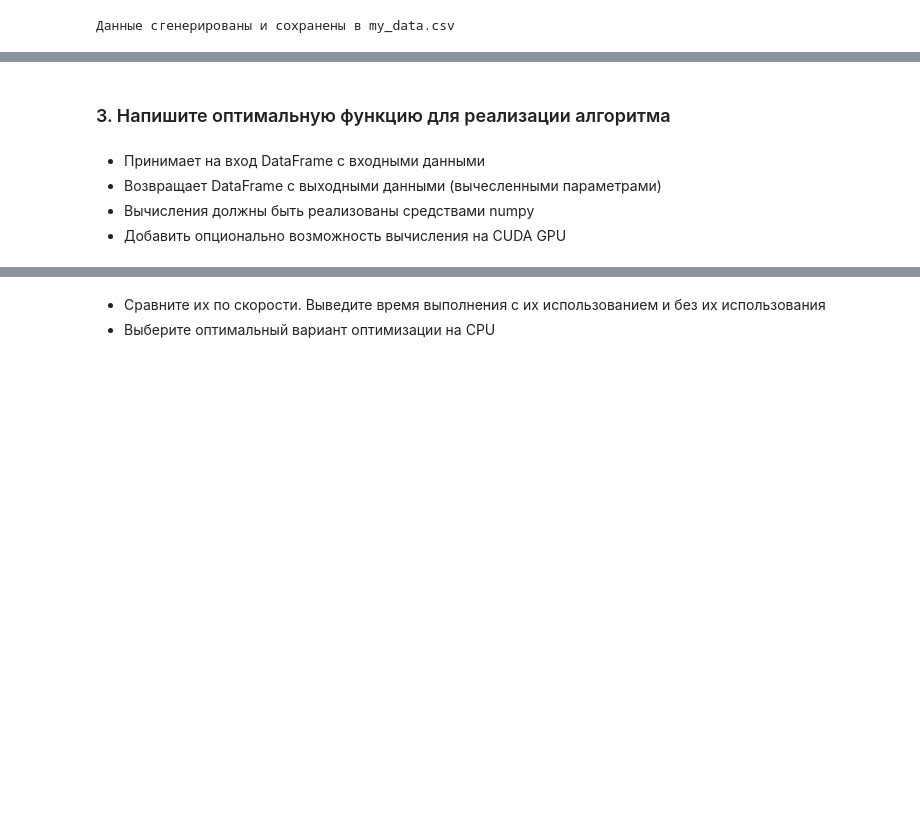
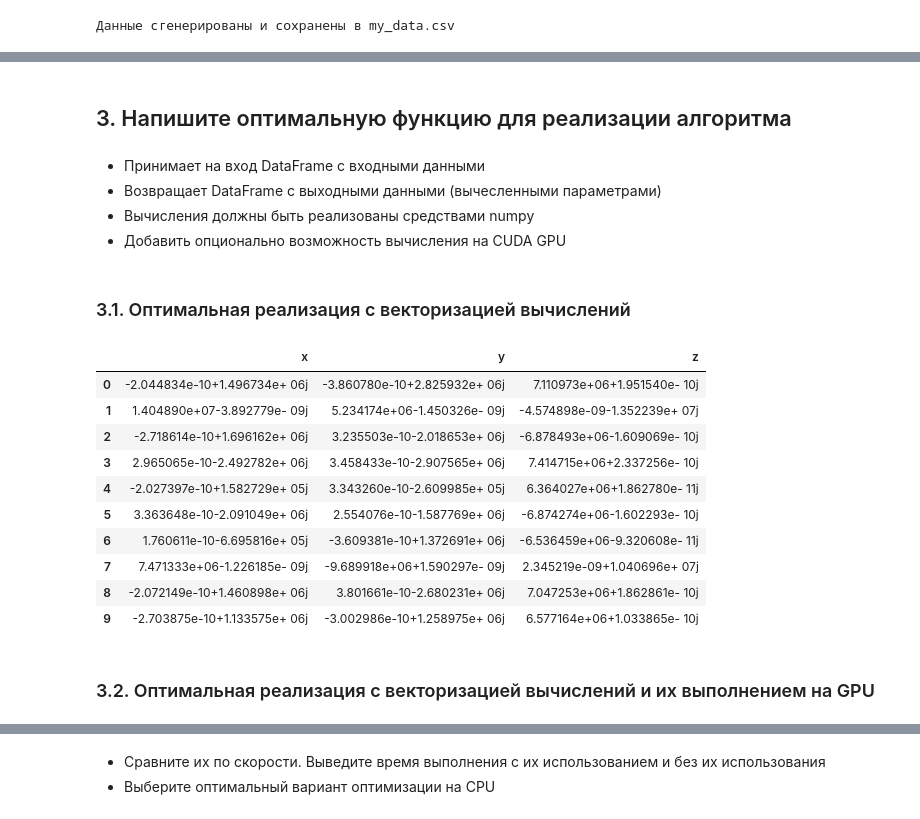
Before and after one commit to alexmordashov/computer_math, a Jupyter notebook: 6. Работа с электронными таблицами. Многопоточная и многопроцессорная оптимизация. Генераторы/Практическая_работа_№6_Формирование_электронных_таблиц.ipynb, the cells around one changed output, grey strips where cells are left out. Saved outputs shown, nothing was run; the diff lists cells and outputs as text; code cells hidden in the pictures; blank space fills up the shorter version.

```diff
--- a/6. Работа с электронными таблицами. Многопоточная и многопроцессорная оптимизация. Генераторы/Практическая_работа_№6_Формирование_электронных_таблиц.ipynb
+++ b/6. Работа с электронными таблицами. Многопоточная и многопроцессорная оптимизация. Генераторы/Практическая_работа_№6_Формирование_электронных_таблиц.ipynb
@@ -1064,5 +1064,5 @@ next(csv_gen)
 # %% [markdown]
-### 3. Напишите оптимальную функцию для реализации алгоритма
+## 3. Напишите оптимальную функцию для реализации алгоритма
 # %% [markdown]
 - Принимает на вход DataFrame с входными данными
 - Возвращает DataFrame с выходными данными (вычесленными параметрами)
@@ -1112,0 +1071,46 @@ print(result)
+# %% [markdown]
+### 3.1. Оптимальная реализация с векторизацией вычислений
+# %%
+import numpy as np
+import pandas as pd
+
+def direct_task(df, a=6378136, alpha=0.003352804):
+    try:
+        B = df['B'].astype(float)
+        L = df['L'].astype(float)
+
+        b = a * (1 - alpha)
+        U = np.arctan((1 - np.e**2) ** 0.5 * np.tan(B))
+        x = a * np.cos(U) * np.cos(L)
+        y =  a * np.cos(U) * np.sin(L)
+        z = b * np.sin(U)
+
+        result_df = pd.DataFrame({
+            'x': x,
+            'y': y,
+            'z': z
+        })
+
+        return result_df
+
+    except:
+        return None
+
+sample_df = pd.read_csv('my_data.csv')
+
+result = direct_task(sample_df)
+result
+# %% [output]
+|  | x | y | z |
+| 0 | -2.044834e-10+1.496734e+ 06j | -3.860780e-10+2.825932e+ 06j | 7.110973e+06+1.951540e- 10j |
+| 1 | 1.404890e+07-3.892779e- 09j | 5.234174e+06-1.450326e- 09j | -4.574898e-09-1.352239e+ 07j |
+| 2 | -2.718614e-10+1.696162e+ 06j | 3.235503e-10-2.018653e+ 06j | -6.878493e+06-1.609069e- 10j |
+| 3 | 2.965065e-10-2.492782e+ 06j | 3.458433e-10-2.907565e+ 06j | 7.414715e+06+2.337256e- 10j |
+| 4 | -2.027397e-10+1.582729e+ 05j | 3.343260e-10-2.609985e+ 05j | 6.364027e+06+1.862780e- 11j |
+| 5 | 3.363648e-10-2.091049e+ 06j | 2.554076e-10-1.587769e+ 06j | -6.874274e+06-1.602293e- 10j |
+| 6 | 1.760611e-10-6.695816e+ 05j | -3.609381e-10+1.372691e+ 06j | -6.536459e+06-9.320608e- 11j |
+| 7 | 7.471333e+06-1.226185e- 09j | -9.689918e+06+1.590297e- 09j | 2.345219e-09+1.040696e+ 07j |
+| 8 | -2.072149e-10+1.460898e+ 06j | 3.801661e-10-2.680231e+ 06j | 7.047253e+06+1.862861e- 10j |
+| 9 | -2.703875e-10+1.133575e+ 06j | -3.002986e-10+1.258975e+ 06j | 6.577164e+06+1.033865e- 10j |
+# %% [markdown]
+### 3.2. Оптимальная реализация с векторизацией вычислений и их выполнением на GPU
```
Also changed, not shown: parts of 12 cells of this notebook.
